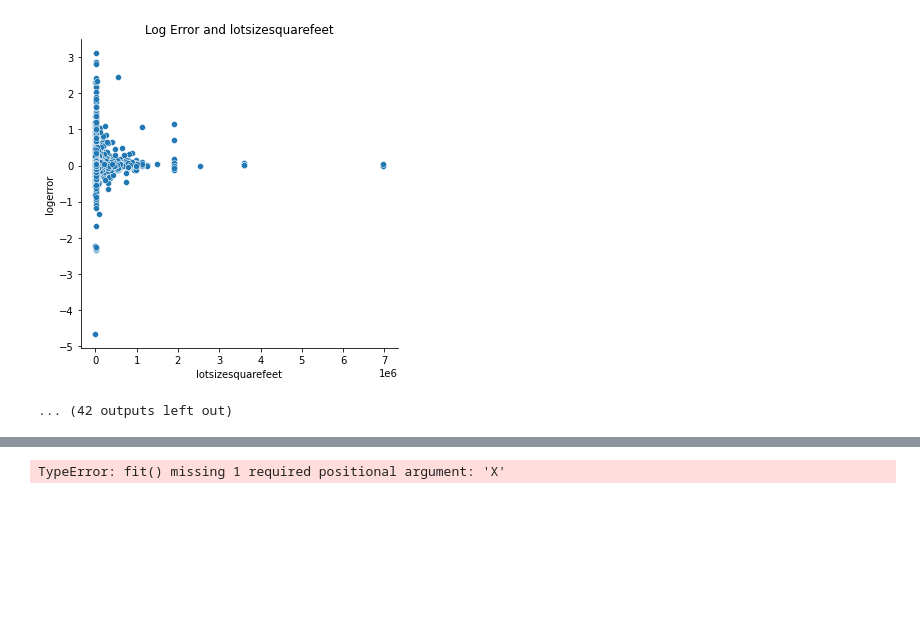
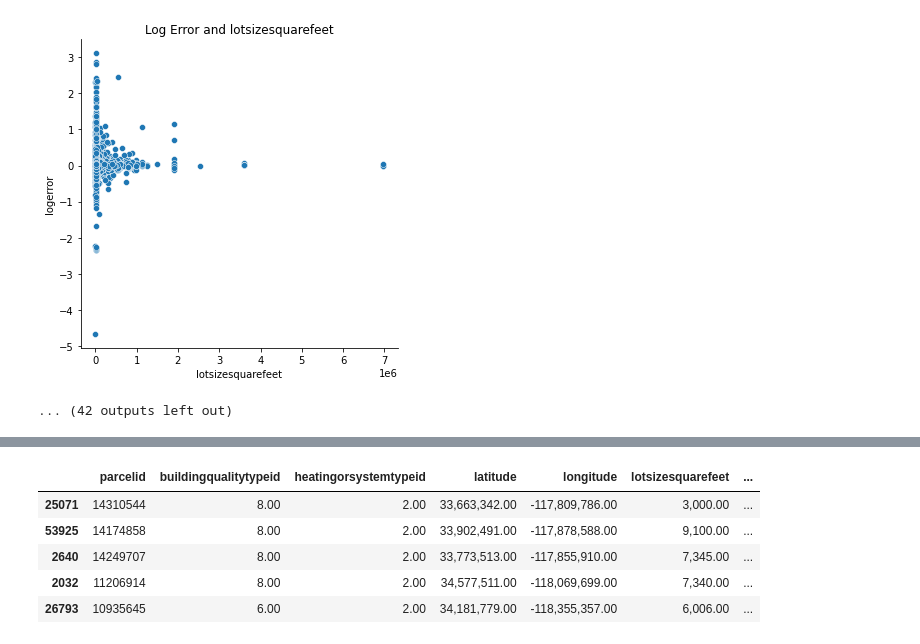
Before and after one commit to lopezelihezer/Clustering_Project, a Jupyter notebook: scratch.ipynb, the cells around one changed output, grey strips where cells are left out. Saved outputs shown, nothing was run; the diff lists cells and outputs as text; code cells hidden in the pictures; blank space fills up the shorter version.

```diff
--- a/scratch.ipynb
+++ b/scratch.ipynb
@@ -552,14 +566,20 @@ train, validate, test = add_scaled_columns(
     train,
     validate,
     test,
-    scaler = StandardScaler,
+    scaler = StandardScaler(),
     columns_to_scale=['area',
                       'bed',
                       'yearbuilt',
                       'latitude',
                       'longitude',
                       'taxamount',
-                      'taxvalue',
-                      'transactiondate'])
+                      'taxvalue'])
-# %% [output]
-TypeError: fit() missing 1 required positional argument: 'X'
+# %%
+train.head()
+# %% [output]
+|  | parcelid | buildingqualitytypeid | heatingorsystemtypeid | latitude | longitude | lotsizesquarefeet | ... |
+| 25071 | 14310544 | 8.00 | 2.00 | 33,663,342.00 | -117,809,786.00 | 3,000.00 | ... |
+| 53925 | 14174858 | 8.00 | 2.00 | 33,902,491.00 | -117,878,588.00 | 9,100.00 | ... |
+| 2640 | 14249707 | 8.00 | 2.00 | 33,773,513.00 | -117,855,910.00 | 7,345.00 | ... |
+| 2032 | 11206914 | 8.00 | 2.00 | 34,577,511.00 | -118,069,699.00 | 7,340.00 | ... |
+| 26793 | 10935645 | 6.00 | 2.00 | 34,181,779.00 | -118,355,357.00 | 6,006.00 | ... |
```
Also changed, not shown: parts of 17 cells of this notebook.
